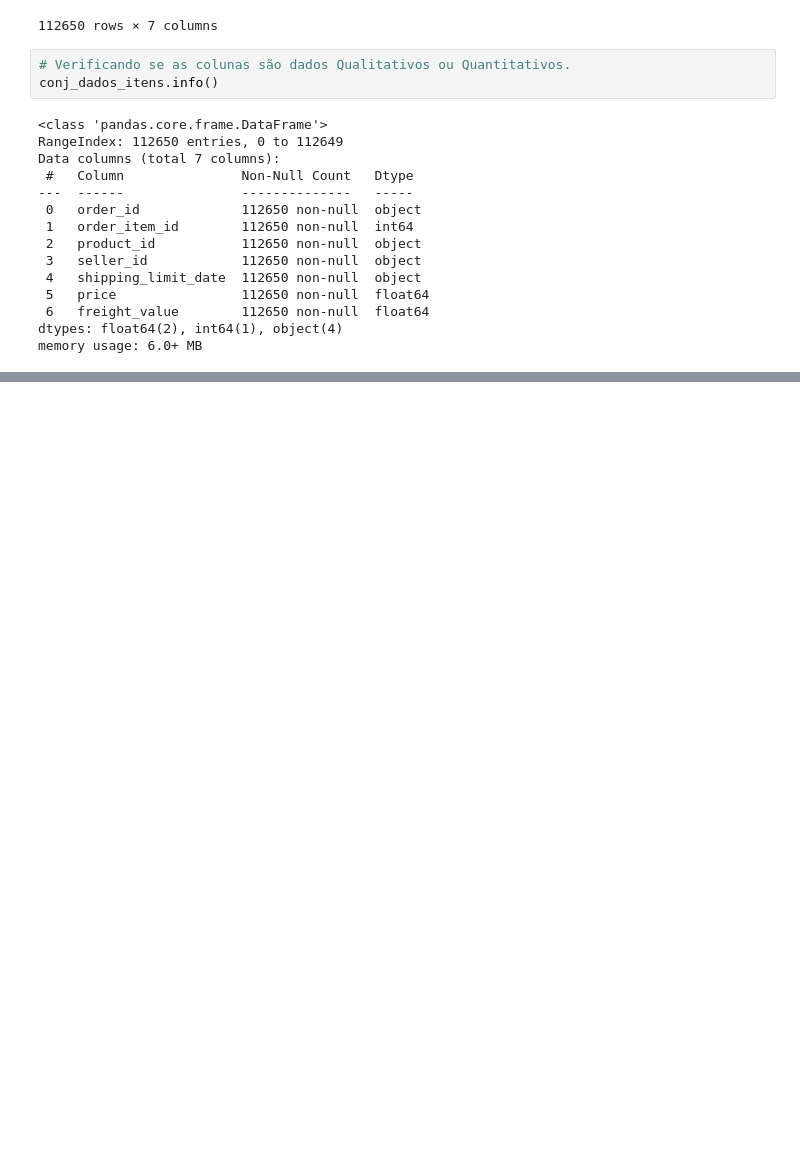
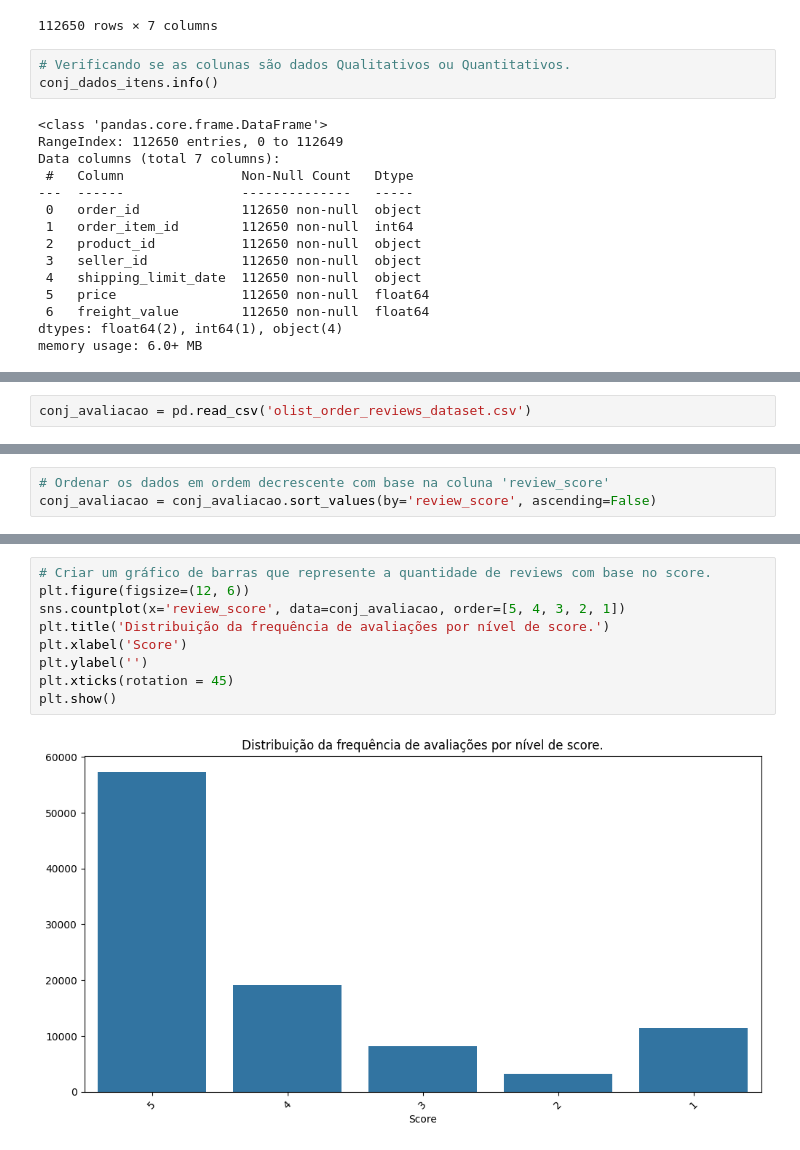
Before and after one commit to LucasCabra7/Teste-Tecnico-Programa-Trainee-triggo.ai, a Jupyter notebook: Teste_Técnico_Triggo_ai.ipynb, the cells around one changed output, grey strips where cells are left out. Drawn from its saved outputs; the diff is of its cells as text; blank space fills up the shorter version.

```diff
--- a/Teste_Técnico_Triggo_ai.ipynb
+++ b/Teste_Técnico_Triggo_ai.ipynb
@@ -137,0 +508,2 @@ memory usage: 6.0+ MB
+# %%
+conj_avaliacao = pd.read_csv('olist_order_reviews_dataset.csv')
@@ -137,0 +554,3 @@ memory usage: 6.0+ MB
+# %%
+# Ordenar os dados em ordem decrescente com base na coluna 'review_score'
+conj_avaliacao = conj_avaliacao.sort_values(by='review_score', ascending=False)
@@ -137,0 +585,11 @@ memory usage: 6.0+ MB
+# %%
+# Criar um gráfico de barras que represente a quantidade de reviews com base no score.
+plt.figure(figsize=(12, 6))
+sns.countplot(x='review_score', data=conj_avaliacao, order=[5, 4, 3, 2, 1])
+plt.title('Distribuição da frequência de avaliações por nível de score.')
+plt.xlabel('Score')
+plt.ylabel('')
+plt.xticks(rotation = 45)
+plt.show()
+# %% [output]
+[figure, added]
```
Also changed, not shown: parts of 51 cells of this notebook.
